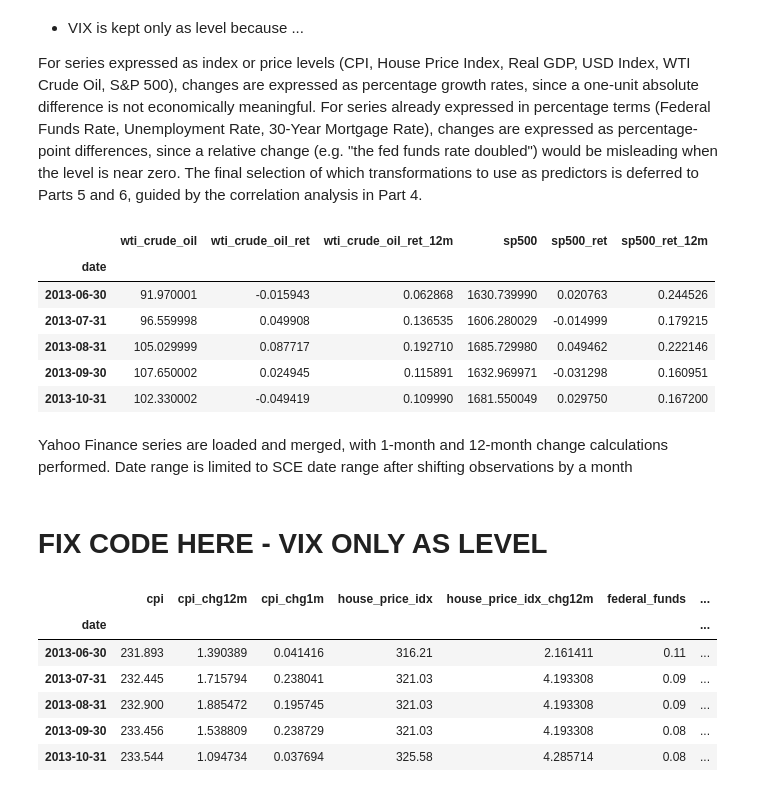
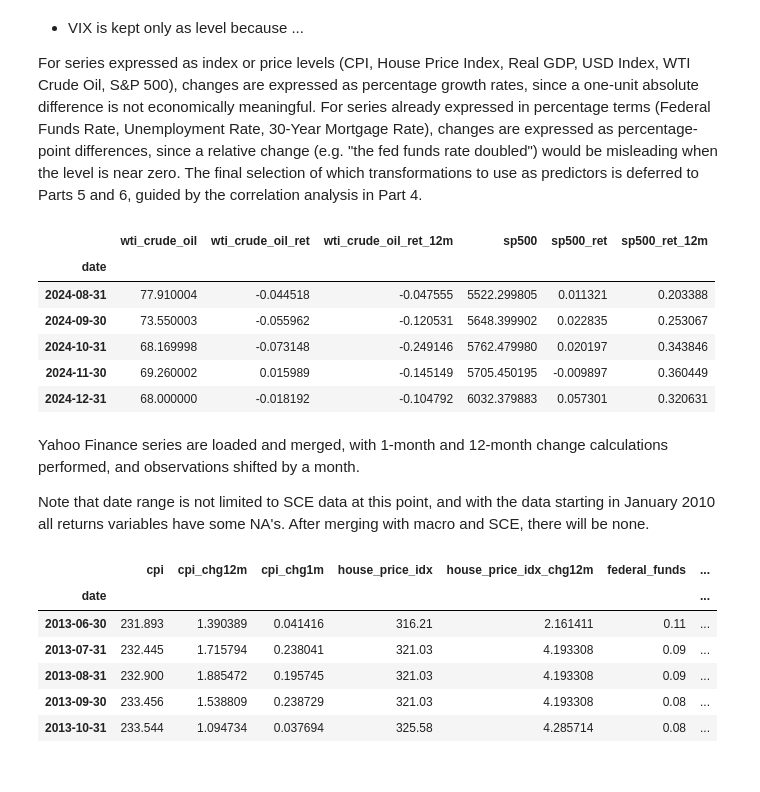
Before and after one commit to MHS17-NHH/FIE463-V26, a Jupyter notebook: data/solution.ipynb, the cells around one changed output. Cells and saved outputs as stored; diff of their text form; code cells hidden in the pictures.

```diff
--- a/data/solution.ipynb
+++ b/data/solution.ipynb
@@ -202,43 +206,38 @@ The final selection of which transformations to use as predictors is deferred to
 # %%
 # Read and combine Yahoo data (downloaded programmatically and stored in the data directory as CSV files)
 wti   = pd.read_csv(f'{DATA_PATH}/wti_crude_oil.csv', parse_dates=['date'], index_col='date')
 sp500 = pd.read_csv(f'{DATA_PATH}/sp500.csv', parse_dates=['date'], index_col='date')
 
 # Create a dictionary to hold the raw Yahoo Finance series
 yahoo_series = {"wti_crude_oil": wti, "sp500": sp500}
 
 # Initialize an empty list to store the monthly resampled dataframes
 yahoo_m = []
 
 # Resample to month-end frequency, compute returns, and shift by one month to avoid look-ahead bias
 for col, raw in yahoo_series.items():
     m = raw.resample("ME").last()
     m[f"{col}_ret"]     = m[col].pct_change()
     m[f"{col}_ret_12m"] = m[col].pct_change(12)
     yahoo_m.append(m.shift(1))
 
 # Concatenate all monthly resampled dataframes into a single DataFrame
 yahoo_all = pd.concat(yahoo_m, axis=1)
 
-# Limit date range to match the SCE survey period
-yahoo_all = yahoo_all.loc[
-    (yahoo_all.index >= sce["date"].min()) &
-    (yahoo_all.index <= sce["date"].max())
-]
-
-display(yahoo_all.head())
+# Overview of the final Yahoo Finance data after resampling and return calculations
+display(yahoo_all.tail())
 # %% [output]
 |  | wti_crude_oil | wti_crude_oil_ret | wti_crude_oil_ret_12m | sp500 | sp500_ret | sp500_ret_12m |
 | date |  |  |  |  |  |  |
-| 2013-06-30 | 91.970001 | -0.015943 | 0.062868 | 1630.739990 | 0.020763 | 0.244526 |
-| 2013-07-31 | 96.559998 | 0.049908 | 0.136535 | 1606.280029 | -0.014999 | 0.179215 |
-| 2013-08-31 | 105.029999 | 0.087717 | 0.192710 | 1685.729980 | 0.049462 | 0.222146 |
-| 2013-09-30 | 107.650002 | 0.024945 | 0.115891 | 1632.969971 | -0.031298 | 0.160951 |
-| 2013-10-31 | 102.330002 | -0.049419 | 0.109990 | 1681.550049 | 0.029750 | 0.167200 |
+| 2024-08-31 | 77.910004 | -0.044518 | -0.047555 | 5522.299805 | 0.011321 | 0.203388 |
+| 2024-09-30 | 73.550003 | -0.055962 | -0.120531 | 5648.399902 | 0.022835 | 0.253067 |
+| 2024-10-31 | 68.169998 | -0.073148 | -0.249146 | 5762.479980 | 0.020197 | 0.343846 |
+| 2024-11-30 | 69.260002 | 0.015989 | -0.145149 | 5705.450195 | -0.009897 | 0.360449 |
+| 2024-12-31 | 68.000000 | -0.018192 | -0.104792 | 6032.379883 | 0.057301 | 0.320631 |
 # %% [markdown]
-Yahoo Finance series are loaded and merged, with 1-month and 12-month change calculations performed. Date range is limited to SCE date range after shifting observations by a month
+Yahoo Finance series are loaded and merged, with 1-month and 12-month change calculations performed, and observations shifted by a month.
+
+Note that date range is not limited to SCE data at this point, and with the data starting in January 2010 all returns variables have some NA's. After merging with macro and SCE, there will be none.
-# %% [markdown]
-# FIX CODE HERE - VIX ONLY AS LEVEL
 # %%
 # Configuration: name -> (filename, is_quarterly, change_type)
 # pct: price/index series — changes as % growth rates
```
Also changed, not shown: parts of 19 cells of this notebook.
